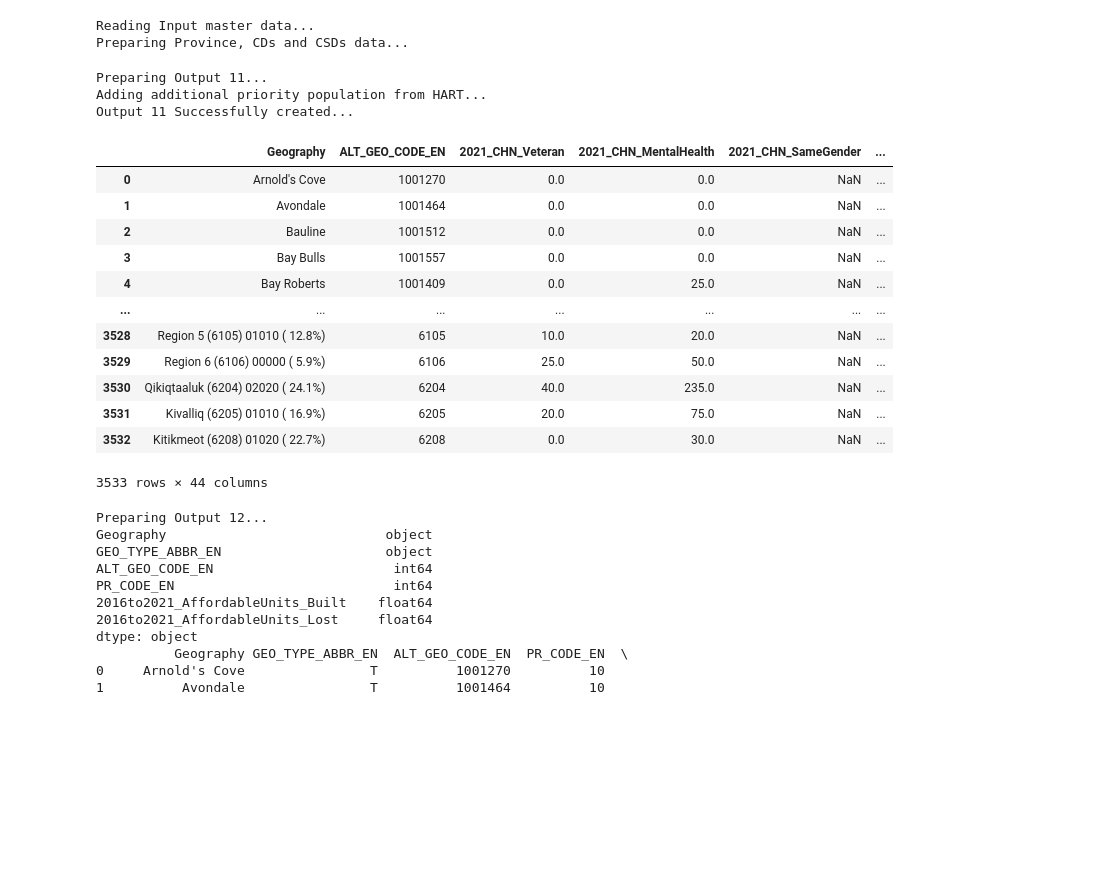
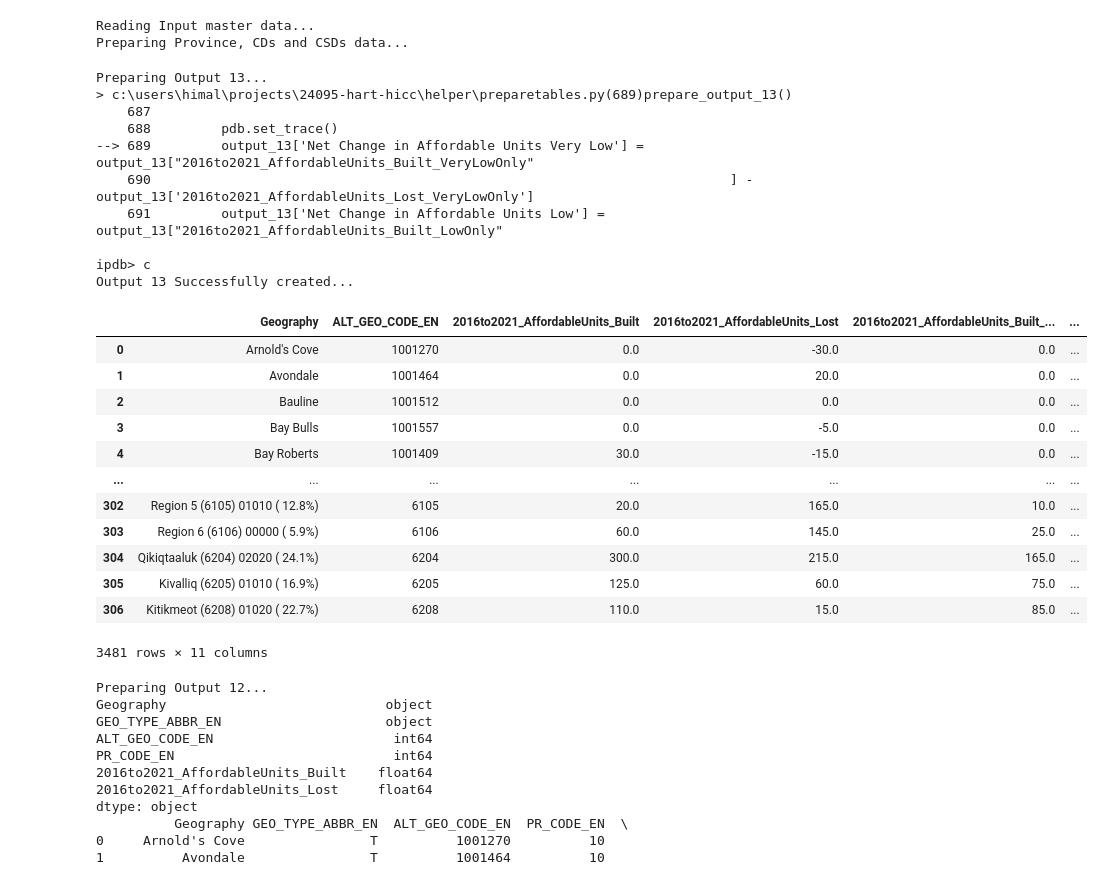
Before and after one commit to rigsby-HART/HICC-Dashboard, a Jupyter notebook: helper/TablesPrep.ipynb, the cells around one changed output. Saved outputs shown, nothing was run; the diff lists cells and outputs as text; code cells hidden in the pictures; blank space fills up the shorter version.

```diff
--- a/helper/TablesPrep.ipynb
+++ b/helper/TablesPrep.ipynb
@@ -49,24 +49,31 @@ pt = PrepareTables(master_data_filepath, transit_filepath, priority_pop_filepath
 Reading Input master data...
 Preparing Province, CDs and CSDs data...
 # %%
-pt.prepare_output_11()
+pt.prepare_output_13()
 # %% [output]
-Preparing Output 11...
-Adding additional priority population from HART...
-Output 11 Successfully created...
+Preparing Output 13...
+> c:\users\himal\projects\24095-hart-hicc\helper\preparetables.py(689)prepare_output_13()
+    687
+    688         pdb.set_trace()
+--> 689         output_13['Net Change in Affordable Units Very Low'] = output_13["2016to2021_AffordableUnits_Built_VeryLowOnly"
+    690                                                                          ] - output_13['2016to2021_AffordableUnits_Lost_VeryLowOnly']
+    691         output_13['Net Change in Affordable Units Low'] = output_13["2016to2021_AffordableUnits_Built_LowOnly"
+
+ipdb> c
+Output 13 Successfully created...
-|  | Geography | ALT_GEO_CODE_EN | 2021_CHN_Veteran | 2021_CHN_MentalHealth | 2021_CHN_SameGender | ... |
-| 0 | Arnold's Cove | 1001270 | 0.0 | 0.0 | NaN | ... |
-| 1 | Avondale | 1001464 | 0.0 | 0.0 | NaN | ... |
-| 2 | Bauline | 1001512 | 0.0 | 0.0 | NaN | ... |
-| 3 | Bay Bulls | 1001557 | 0.0 | 0.0 | NaN | ... |
-| 4 | Bay Roberts | 1001409 | 0.0 | 25.0 | NaN | ... |
+|  | Geography | ALT_GEO_CODE_EN | 2016to2021_AffordableUnits_Built | 2016to2021_AffordableUnits_Lost | 2016to2021_AffordableUnits_Built_... | ... |
+| 0 | Arnold's Cove | 1001270 | 0.0 | -30.0 | 0.0 | ... |
+| 1 | Avondale | 1001464 | 0.0 | 20.0 | 0.0 | ... |
+| 2 | Bauline | 1001512 | 0.0 | 0.0 | 0.0 | ... |
+| 3 | Bay Bulls | 1001557 | 0.0 | -5.0 | 0.0 | ... |
+| 4 | Bay Roberts | 1001409 | 30.0 | -15.0 | 0.0 | ... |
 | ... | ... | ... | ... | ... | ... | ... |
-| 3528 | Region 5 (6105) 01010 ( 12.8%) | 6105 | 10.0 | 20.0 | NaN | ... |
-| 3529 | Region 6 (6106) 00000 ( 5.9%) | 6106 | 25.0 | 50.0 | NaN | ... |
-| 3530 | Qikiqtaaluk (6204) 02020 ( 24.1%) | 6204 | 40.0 | 235.0 | NaN | ... |
-| 3531 | Kivalliq (6205) 01010 ( 16.9%) | 6205 | 20.0 | 75.0 | NaN | ... |
-| 3532 | Kitikmeot (6208) 01020 ( 22.7%) | 6208 | 0.0 | 30.0 | NaN | ... |
+| 302 | Region 5 (6105) 01010 ( 12.8%) | 6105 | 20.0 | 165.0 | 10.0 | ... |
+| 303 | Region 6 (6106) 00000 ( 5.9%) | 6106 | 60.0 | 145.0 | 25.0 | ... |
+| 304 | Qikiqtaaluk (6204) 02020 ( 24.1%) | 6204 | 300.0 | 215.0 | 165.0 | ... |
+| 305 | Kivalliq (6205) 01010 ( 16.9%) | 6205 | 125.0 | 60.0 | 75.0 | ... |
+| 306 | Kitikmeot (6208) 01020 ( 22.7%) | 6208 | 110.0 | 15.0 | 85.0 | ... |
-3533 rows × 44 columns
+3481 rows × 11 columns
 # %%
 output_4a_long [output_4a_long ['Geography'] == 'Canada']
 # %%
```
Also changed, not shown: parts of 1 cell of this notebook, 2 other files.
